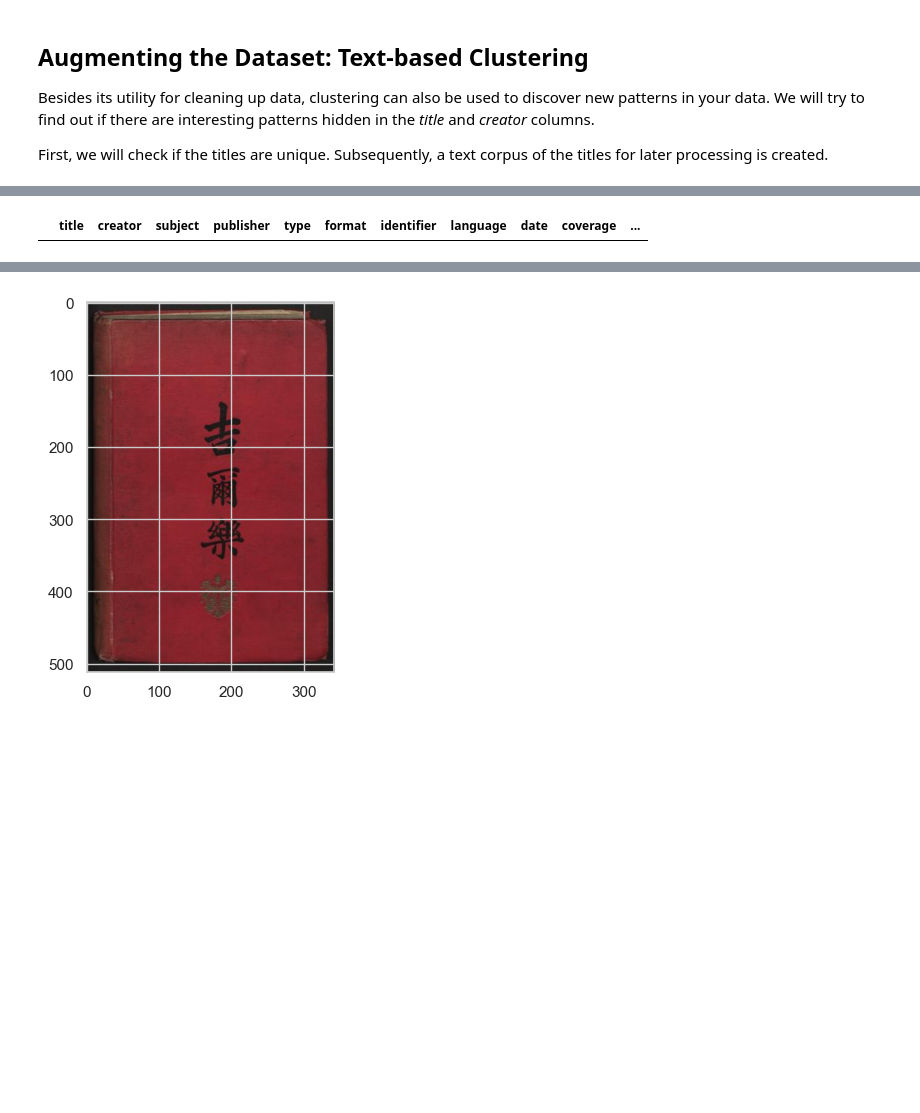
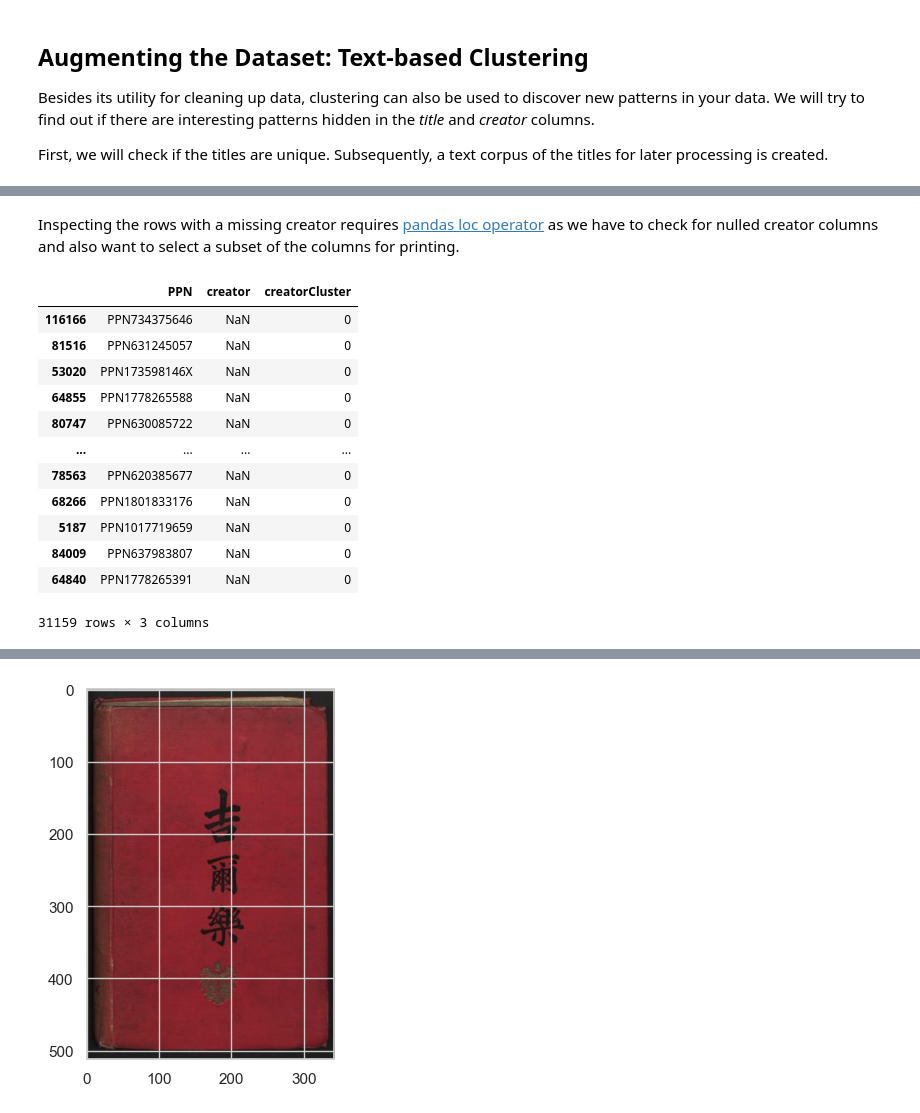
Before and after one commit to elektrobohemian/SBBrowse2018, a Jupyter notebook: DataProcessing.ipynb, the cells around one changed output, grey strips where cells are left out. Drawn from its saved outputs; the diff is of its cells as text; code cells hidden in the pictures; blank space fills up the shorter version.

```diff
--- a/DataProcessing.ipynb
+++ b/DataProcessing.ipynb
@@ -2518,5 +2543,11 @@ printLog("Number of unique creator fields %i"%len(df4.creator.unique()))
 # %%
-true_k=20000
+# count unique creators
+uniqueCreators=len(df4.creator.unique())
+
+printLog("Number of unique creator fields %i"%uniqueCreators)
+
+# set the amount of clusters to an 99% of the unique creators to express an expected error rate of 1%
+true_k=int(uniqueCreators*0.99)
 
 if sys.version_info.major>=3 or allowComputationallyExpensiveCalculations:
     printLog("Clustering text with cluster target size %i"%true_k)
@@ -2535,5 +2566,12 @@ if sys.version_info.major>=3 or allowComputationallyExpensiveCalculations:
 else:
     km=pickleDecompress('./picklez/creatorClustersK_'+str(true_k)+'.picklez')
 
-printLog("Done.")
+printLog("Done.\n")
+
+# add the detected clusters as a new column to the original data frame
+printLog("\t Updating Dataframe")
+df4['creatorCluster']=km.labels_
+
+df4=df4.sort_values(by="creatorCluster")
+df4[['PPN','creator','creatorCluster']].tail()
 # %% [output]
@@ -2565,4 +2592,19 @@ df4[df4.PPN=="PPN722554397"]
-# %%
-df4[df4.creatorCluster==19999]
-# %% [output]
-|  | title | creator | subject | publisher | type | format | identifier | language | date | coverage | ... |
+# %% [markdown]
+Inspecting the rows with a missing creator requires [pandas loc operator](https://pandas.pydata.org/docs/getting_started/intro_tutorials/03_subset_data.html) as we have to check for nulled creator columns and also want to select a subset of the columns for printing.
+# %%
+df_nan_creator=df4.loc[df["creator"].isnull(), ["PPN","creator","creatorCluster"]]
+df_nan_creator
+# %% [output]
+|  | PPN | creator | creatorCluster |
+| 116166 | PPN734375646 | NaN | 0 |
+| 81516 | PPN631245057 | NaN | 0 |
+| 53020 | PPN173598146X | NaN | 0 |
+| 64855 | PPN1778265588 | NaN | 0 |
+| 80747 | PPN630085722 | NaN | 0 |
+| ... | ... | ... | ... |
+| 78563 | PPN620385677 | NaN | 0 |
+| 68266 | PPN1801833176 | NaN | 0 |
+| 5187 | PPN1017719659 | NaN | 0 |
+| 84009 | PPN637983807 | NaN | 0 |
+| 64840 | PPN1778265391 | NaN | 0 |
+31159 rows × 3 columns
```
Also changed, not shown: parts of 20 cells of this notebook.
